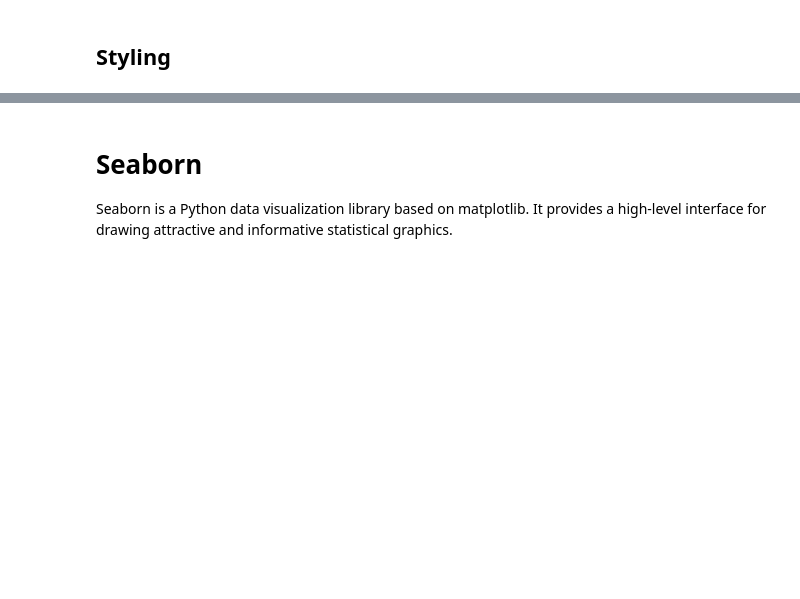
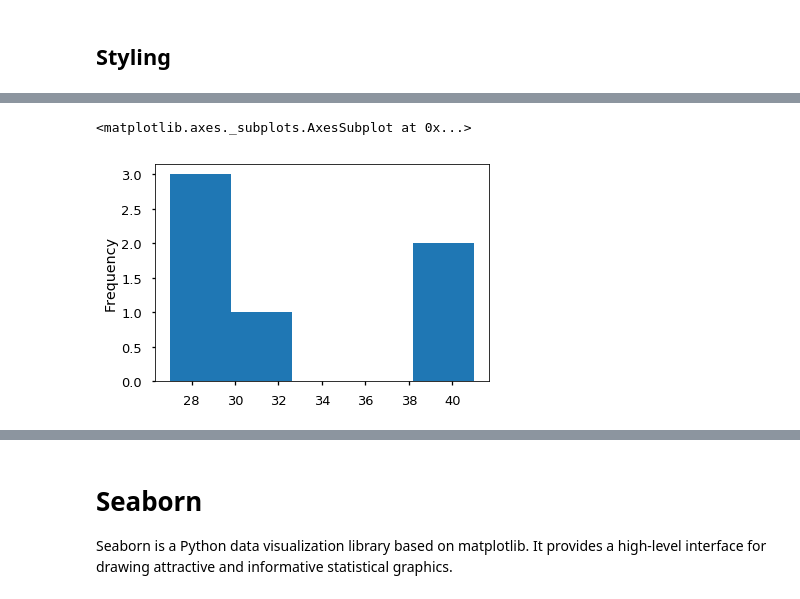
Before and after one commit to spencerldixon/intro-to-data-science, a Jupyter notebook: 3. Data Visualisations/Data Visualisation.ipynb, the cells around one changed output, grey strips where cells are left out. Drawn from its saved outputs; the diff is of its cells as text; code cells hidden in the pictures; blank space fills up the shorter version.

```diff
--- a/3. Data Visualisations/Data Visualisation.ipynb
+++ b/3. Data Visualisations/Data Visualisation.ipynb
@@ -124,0 +144,4 @@ ax.plot
+# %%
+df = pd.DataFrame({"name": ["Alice", "Bob", "Charles", "David", "Emma", "Fred"],
+                   "age": [27, 28, 40, 27, 30, 41]
+                  })
@@ -124,0 +158,5 @@ ax.plot
+# %%
+df['age'].plot.hist(bins=5)
+# %% [output]
+<matplotlib.axes._subplots.AxesSubplot at 0x...>
+[figure, added]
```
Also changed, not shown: parts of 20 cells of this notebook, 5 other files.
